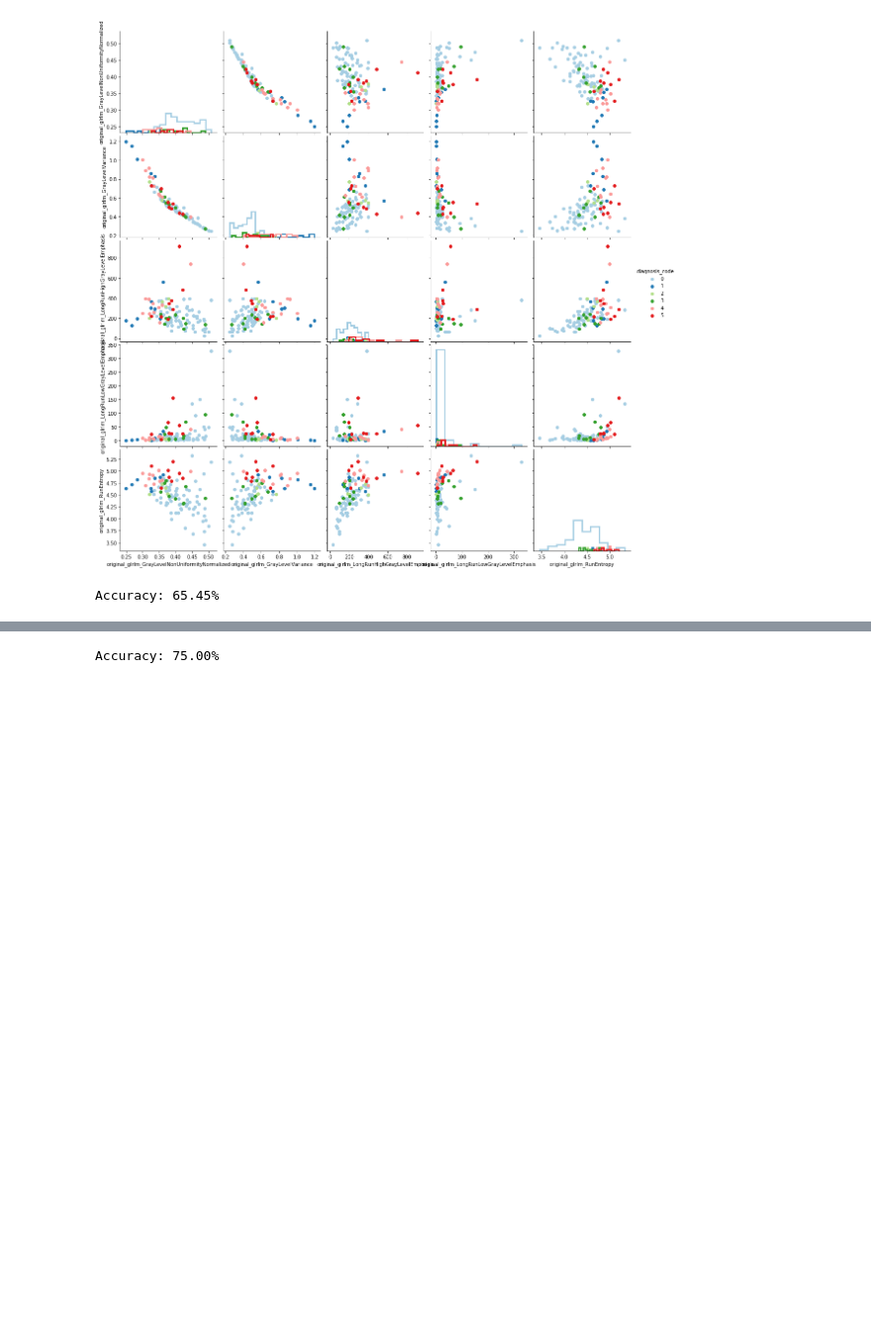
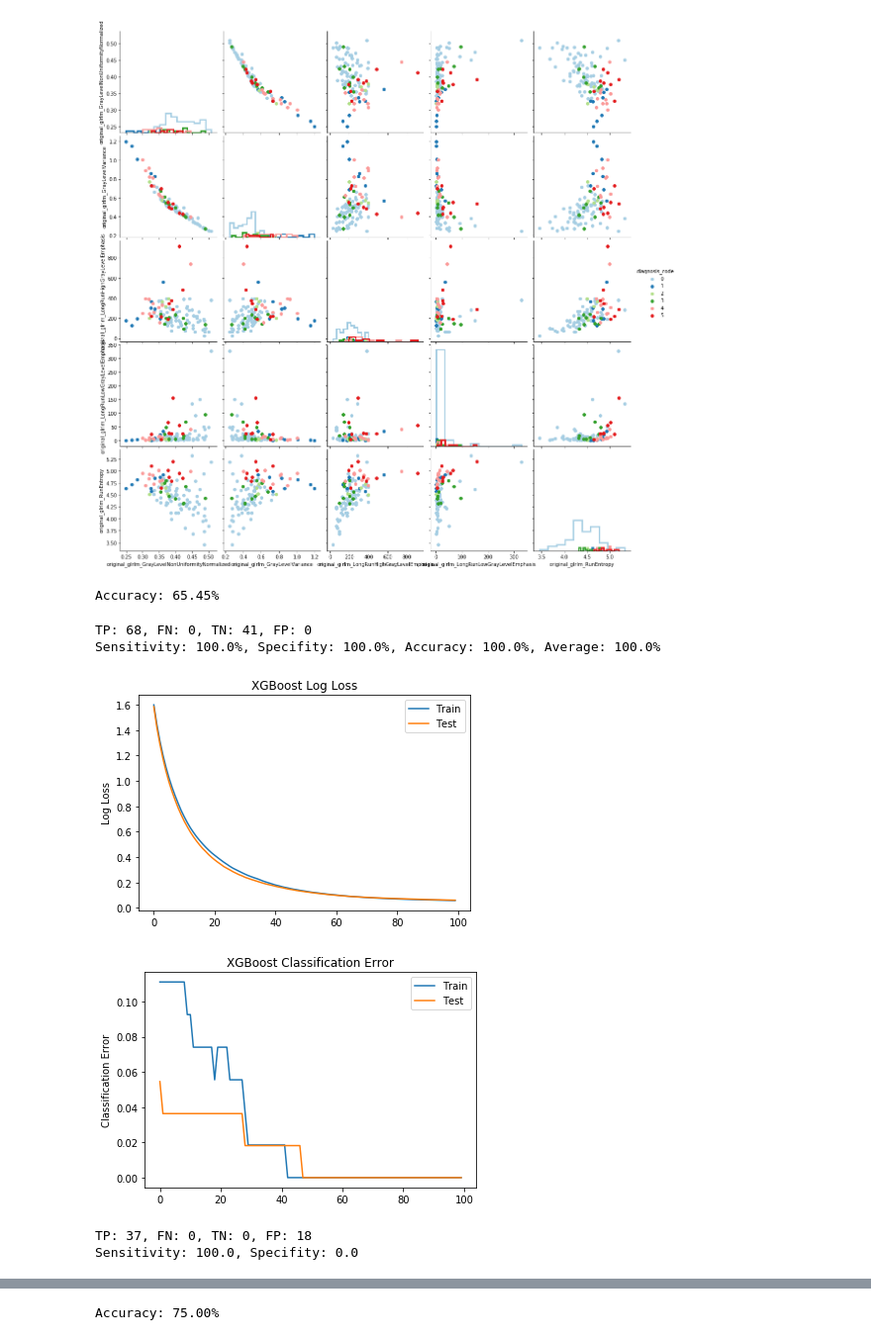
Before and after one commit to ikachko/algorithm-detects-liver-pathology, a Jupyter notebook: xdgboost_learn.ipynb, the cells around one changed output, grey strips where cells are left out. Shown at 99% size. Drawn from its saved outputs; the diff is of its cells as text; code cells hidden in the pictures; blank space fills up the shorter version.

Commit message:
Added Sensitivity and Specifity. Added Loss and Error vizualization

```diff
--- a/xdgboost_learn.ipynb
+++ b/xdgboost_learn.ipynb
@@ -179,3 +179,67 @@ print("Accuracy: %.2f%%" % (accuracy * 100.0))
 Accuracy: 65.45%
 # %%
 import matplotlib.pyplot as plt
+# %%
+imp_glrlm_data = glrlm_data[important_features]
+
+X = imp_glrlm_data.iloc[:, :-1]
+Y = imp_glrlm_data.iloc[:, -1]
+
+model = XGBClassifier()
+
+seed = 2
+test_size = 0.5
+X_train, X_test, y_train, y_test = train_test_split(X, Y, test_size=test_size, random_state=seed)
+
+eval_set = [(X_train, y_train), (X_test, y_test)]
+
+model.fit(X, Y, eval_metric=["merror","mlogloss"], eval_set=eval_set, verbose=False)
+
+y_pred = model.predict(X_test)
+
+predictions = [round(value) for value in y_pred]
+
+accuracy = accuracy_score(y_test, predictions) * 100
+# print("Accuracy: %.2f%%" % (accuracy * 100.0))
+
+sens, spec = calculate_sensitivity_and_specifity(model.predict(X), Y)
+print("Sensitivity: {}%, Specifity: {}%, Accuracy: {}%, Average: {}%".format(
+    sens,
+    spec,
+    accuracy,
+    (sens + spec + accuracy)/3
+))
+
+# retrieve performance metrics
+results = model.evals_result()
+
+# print(results)
+
+epochs = len(results['validation_0']['merror'])
+x_axis = range(0, epochs)
+# plot log loss
+fig, ax = plt.subplots()
+ax.plot(x_axis, results['validation_0']['mlogloss'], label='Train')
+ax.plot(x_axis, results['validation_1']['mlogloss'], label='Test')
+ax.legend()
+plt.ylabel('Log Loss')
+plt.title('XGBoost Log Loss')
+plt.show()
+# plot classification error
+fig, ax = plt.subplots()
+ax.plot(x_axis, results['validation_0']['merror'], label='Train')
+ax.plot(x_axis, results['validation_1']['merror'], label='Test')
+ax.legend()
+plt.ylabel('Classification Error')
+plt.title('XGBoost Classification Error')
+plt.show()
+# %% [output]
+TP: 68, FN: 0, TN: 41, FP: 0
+Sensitivity: 100.0%, Specifity: 100.0%, Accuracy: 100.0%, Average: 100.0%
+[figure, added]
+[figure, added]
+# %%
+y_pred = model.predict(X)
+# %% [output]
+TP: 37, FN: 0, TN: 0, FP: 18
+Sensitivity: 100.0, Specifity: 0.0
```
Also changed, not shown: parts of 3 cells of this notebook, 1 other file.
